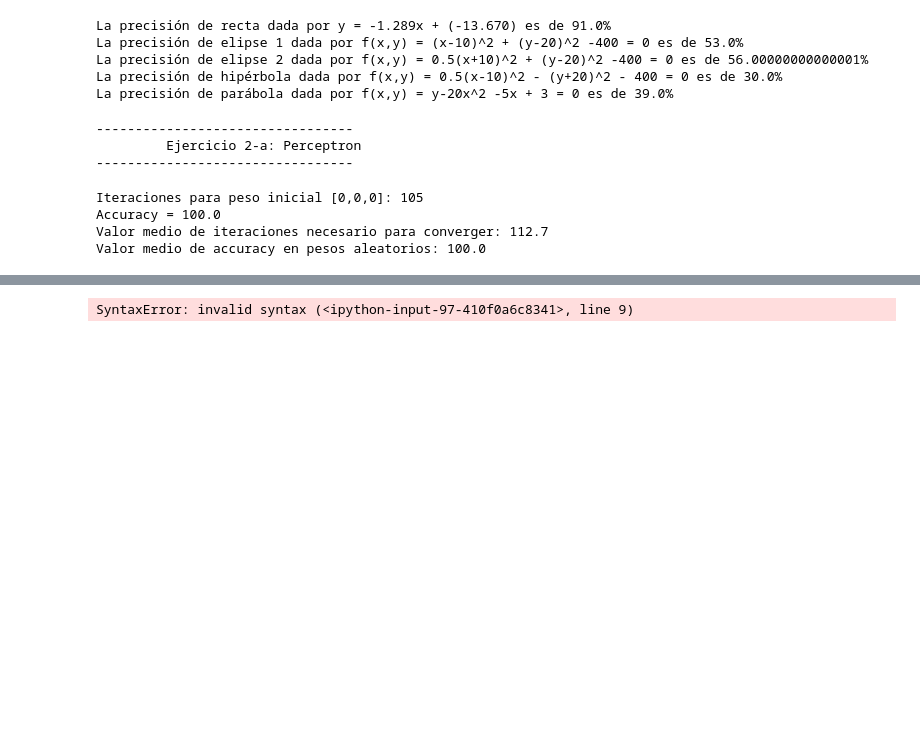
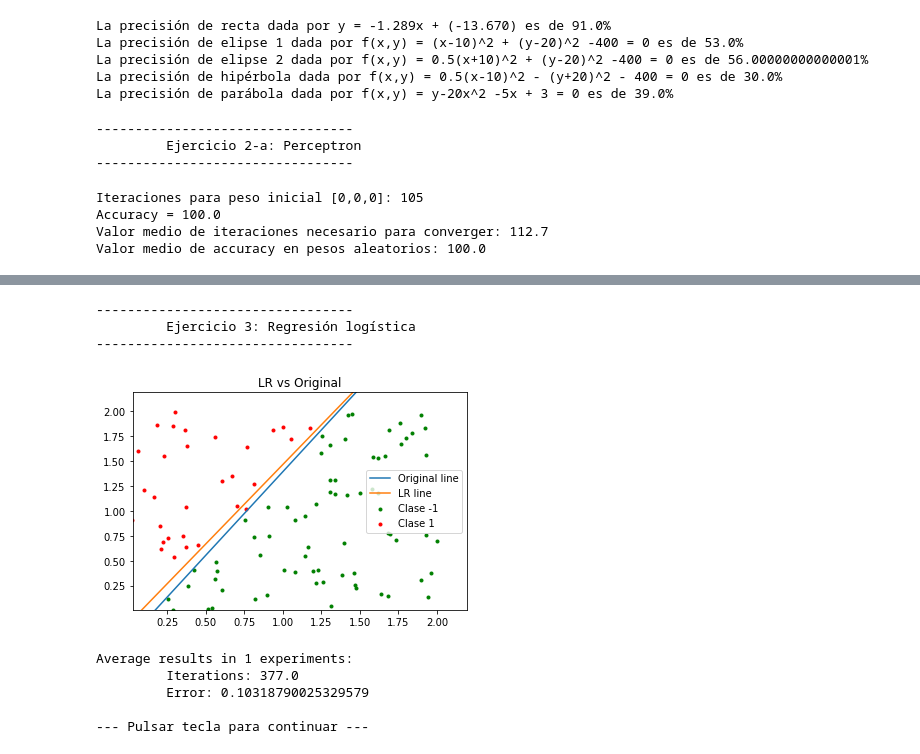
Before and after one commit to fjsaezm/ML, a Jupyter notebook: P2/P2.ipynb, the cells around one changed output, grey strips where cells are left out. Cells and saved outputs as stored; diff of their text form; code cells hidden in the pictures; blank space fills up the shorter version.

```diff
--- a/P2/P2.ipynb
+++ b/P2/P2.ipynb
@@ -404,7 +474,7 @@ Resultados medios para 10 pesos iniciales aleatorios:
 
 # EJERCICIO 3: REGRESIÓN LOGÍSTICA CON STOCHASTIC GRADIENT DESCENT
 
-separa_ejercicio("Ejercicio 3: Regresión logística")
+separador_ejercicio("Ejercicio 3: Regresión logística")
 
 def err(X, y, w):
     """Error cometido en regresión logística"""
@@ -420,37 +490,76 @@ def d_err(x, y, w):
 def sgdRL(X,y,eta = 0.01,epsilon = 0.01):
     # Neccesary vars
     w_t = np.zeros(X.shape[1])
-    all_
     index = np.arange(X.shape[0])
     it = 0
     converged = False
 
     while not converged:
+        w = w_t.copy()
 
         index = np.random.permutation(index)
         for idx in index:
             w_t -= eta*d_err(X[idx],y[idx],w_t)
 
+        if np.linalg.norm(w_t - w) < epsilon:
+            converged = True
+
+        it +=1
+
+    return w,it
+
+
+
+def experiment(N_experiments = 100,N_train = 100,N_test = 1000):
+
+    avg_iterations = []
+    avg_error = []
+    all_w = []
+    for i in range(0,N_experiments):
+        # Generate data and line
+        a,b = generate_line([0,2])
+        X = generate_uniform_data(N_train,2,[0,2])
+        # Create tags using the line
+        y = np.array([f(x[0],x[1],a,b) for x in X])
+        X = np.hstack((np.ones((X.shape[0], 1)), X))
+        # Find w using sgdRL
+        w,iterations = sgdRL(X,y)
+        all_w.append(w)
+        # Create data for eout
+        X_test = generate_uniform_data(N_test,2,[0,2])
+        y_test = np.array([f(x[0],x[1],a,b) for x in X_test])
+        X_test = np.hstack((np.ones((X_test.shape[0],1)),X_test))
+        # Evaluate w on test
+        error = err(X_test,y_test,w)
+
+        # Append results
+        avg_iterations.append(iterations)
+        avg_error.append(error)
+
+        if N_experiments == 1:
+            # def scatter_multiple(x,y = None,ws = None,labels = None,reg_titles = None ,xlabel_title = None , ylabel_title = None, title = ""):
+            scatter_multiple(X,y,ws = [[-b,-a,1],w],reg_titles = ["Original line", "LR line"], title = "LR vs Original" )
 
 
 
 
-    return w
-
-
-
-#CODIGO DEL ESTUDIANTE
-
-wait()
-
-
-
-# Usar la muestra de datos etiquetada para encontrar nuestra solución g y estimar Eout
-# usando para ello un número suficientemente grande de nuevas muestras (>999).
-
-
-#CODIGO DEL ESTUDIANTE
-
-wait()
+    return np.array(avg_iterations),np.array(avg_error)
 # %% [output]
-SyntaxError: invalid syntax (<ipython-input-97-410f0a6c8341>, line 9)
+---------------------------------
+         Ejercicio 3: Regresión logística
+---------------------------------
+# %%
+N_experiments = 1
+iters,error = experiment(N_experiments = N_experiments)
+print("Average results in {} experiments:".format(N_experiments))
+print("\t Iterations: {}".format(np.mean(iters)))
+print("\t Error: {}".format(np.mean(error)))
+
+wait()
+# %% [output]
+[figure, added]
+Average results in 1 experiments:
+         Iterations: 377.0
+         Error: 0.10318790025329579
+
+--- Pulsar tecla para continuar ---
```
Also changed, not shown: parts of 5 cells of this notebook, 1 other file.
